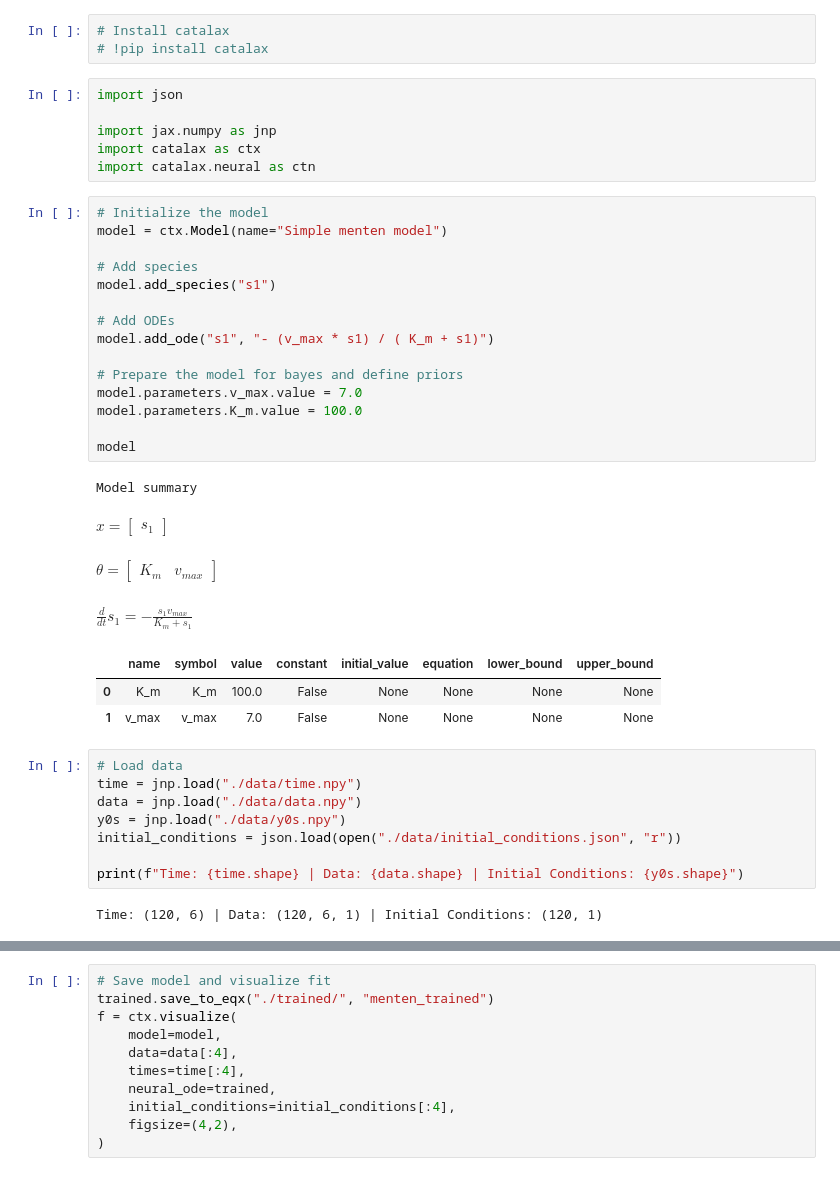
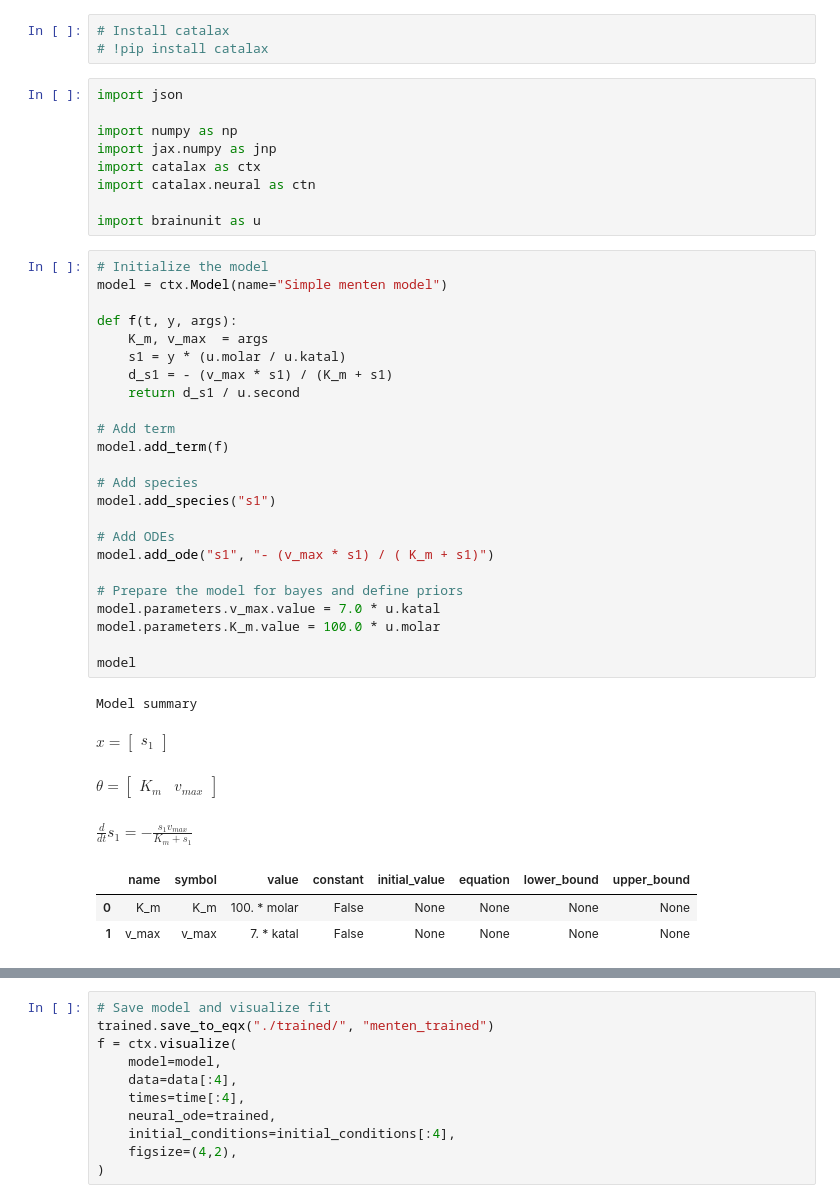
Before and after one commit to JR-1991/Catalax, a Jupyter notebook: examples/NeuralODE.ipynb, the cells around one changed output, grey strips where cells are left out. Drawn from its saved outputs; the diff is of its cells as text.

```diff
--- a/examples/NeuralODE.ipynb
+++ b/examples/NeuralODE.ipynb
@@ -4,39 +4,41 @@
 # %%
 import json
 
+import numpy as np
 import jax.numpy as jnp
 import catalax as ctx
 import catalax.neural as ctn
+
+import brainunit as u
 # %%
 # Initialize the model
 model = ctx.Model(name="Simple menten model")
+
+def f(t, y, args):
+    K_m, v_max  = args
+    s1 = y * (u.molar / u.katal)
+    d_s1 = - (v_max * s1) / (K_m + s1)
+    return d_s1 / u.second
+
+# Add term
+model.add_term(f)
 
 # Add species
 model.add_species("s1")
 
 # Add ODEs
 model.add_ode("s1", "- (v_max * s1) / ( K_m + s1)")
 
 # Prepare the model for bayes and define priors
-model.parameters.v_max.value = 7.0
-model.parameters.K_m.value = 100.0
+model.parameters.v_max.value = 7.0 * u.katal
+model.parameters.K_m.value = 100.0 * u.molar
 
 model
 # %% [output]
 Model summary
 $\displaystyle x = \left[\begin{matrix}s_{1}\end{matrix}\right]$
 $\displaystyle \theta = \left[\begin{matrix}K_{m} & v_{max}\end{matrix}\right]$
 $\displaystyle \frac{d}{d t} s_{1} = - \frac{s_{1} v_{max}}{K_{m} + s_{1}}$
 |  | name | symbol | value | constant | initial_value | equation | lower_bound | upper_bound |
-| 0 | K_m | K_m | 100.0 | False | None | None | None | None |
-| 1 | v_max | v_max | 7.0 | False | None | None | None | None |
+| 0 | K_m | K_m | 100. * molar | False | None | None | None | None |
+| 1 | v_max | v_max | 7. * katal | False | None | None | None | None |
-# %%
-# Load data
-time = jnp.load("./data/time.npy")
-data = jnp.load("./data/data.npy")
-y0s = jnp.load("./data/y0s.npy")
-initial_conditions = json.load(open("./data/initial_conditions.json", "r"))
-
-print(f"Time: {time.shape} | Data: {data.shape} | Initial Conditions: {y0s.shape}")
-# %% [output]
-Time: (120, 6) | Data: (120, 6, 1) | Initial Conditions: (120, 1)
```
Also changed, not shown: parts of 3 cells of this notebook, 31 other files.
